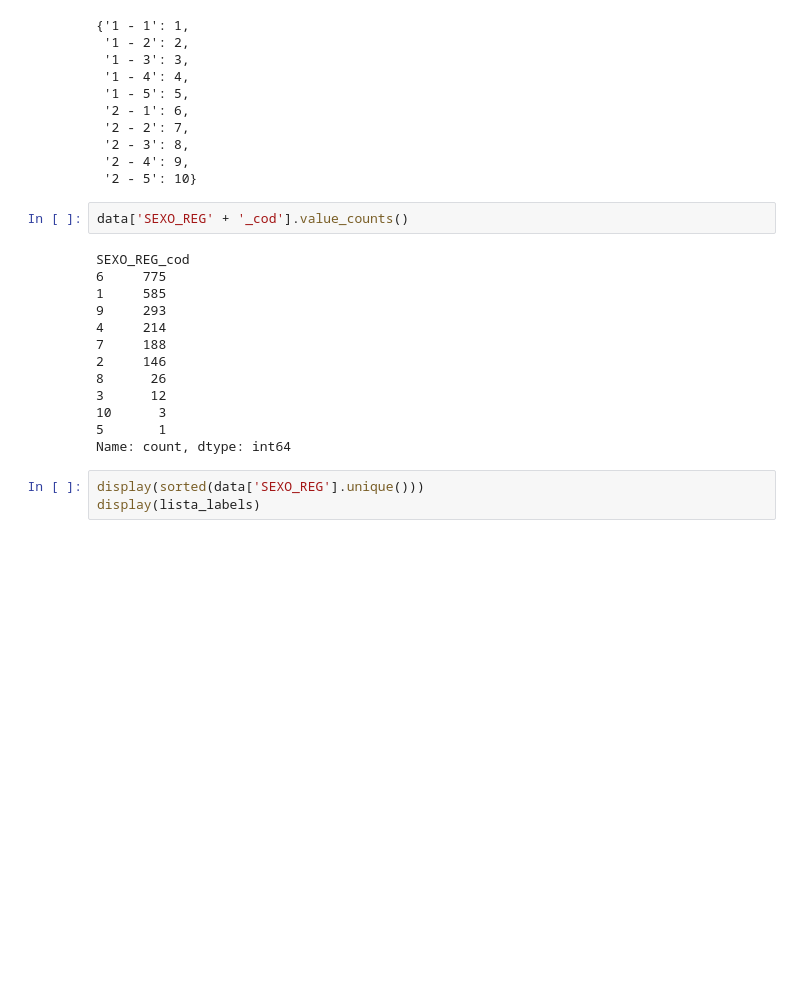
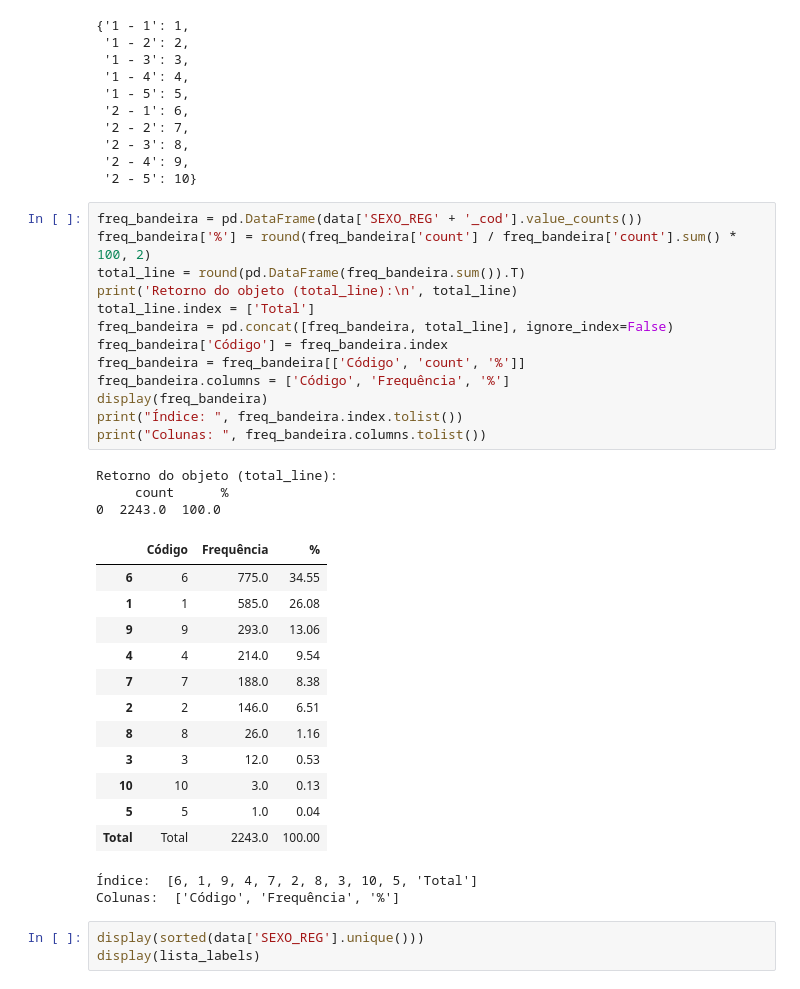
Before and after one commit to RaynerSantos/Processamento-Estatistico, a Jupyter notebook: App_beta/Testes.ipynb, the cells around one changed output. Drawn from its saved outputs; the diff is of its cells as text; blank space fills up the shorter version.

```diff
--- a/App_beta/Testes.ipynb
+++ b/App_beta/Testes.ipynb
@@ -107,20 +107,36 @@ dict_lista_labes
  '2 - 4': 9,
  '2 - 5': 10}
 # %%
-data['SEXO_REG' + '_cod'].value_counts()
+freq_bandeira = pd.DataFrame(data['SEXO_REG' + '_cod'].value_counts())
+freq_bandeira['%'] = round(freq_bandeira['count'] / freq_bandeira['count'].sum() * 100, 2)
+total_line = round(pd.DataFrame(freq_bandeira.sum()).T)
+print('Retorno do objeto (total_line):\n', total_line)
+total_line.index = ['Total']
+freq_bandeira = pd.concat([freq_bandeira, total_line], ignore_index=False)
+freq_bandeira['Código'] = freq_bandeira.index
+freq_bandeira = freq_bandeira[['Código', 'count', '%']]
+freq_bandeira.columns = ['Código', 'Frequência', '%']
+display(freq_bandeira)
+print("Índice: ", freq_bandeira.index.tolist())
+print("Colunas: ", freq_bandeira.columns.tolist())
 # %% [output]
-SEXO_REG_cod
-6     775
-1     585
-9     293
-4     214
-7     188
-2     146
-8      26
-3      12
-10      3
-5       1
-Name: count, dtype: int64
+Retorno do objeto (total_line):
+     count      %
+0  2243.0  100.0
+|  | Código | Frequência | % |
+| 6 | 6 | 775.0 | 34.55 |
+| 1 | 1 | 585.0 | 26.08 |
+| 9 | 9 | 293.0 | 13.06 |
+| 4 | 4 | 214.0 | 9.54 |
+| 7 | 7 | 188.0 | 8.38 |
+| 2 | 2 | 146.0 | 6.51 |
+| 8 | 8 | 26.0 | 1.16 |
+| 3 | 3 | 12.0 | 0.53 |
+| 10 | 10 | 3.0 | 0.13 |
+| 5 | 5 | 1.0 | 0.04 |
+| Total | Total | 2243.0 | 100.00 |
+Índice:  [6, 1, 9, 4, 7, 2, 8, 3, 10, 5, 'Total']
+Colunas:  ['Código', 'Frequência', '%']
 # %%
 display(sorted(data['SEXO_REG'].unique()))
 display(lista_labels)
```
Also changed, not shown: parts of 9 cells of this notebook, 5 other files.
